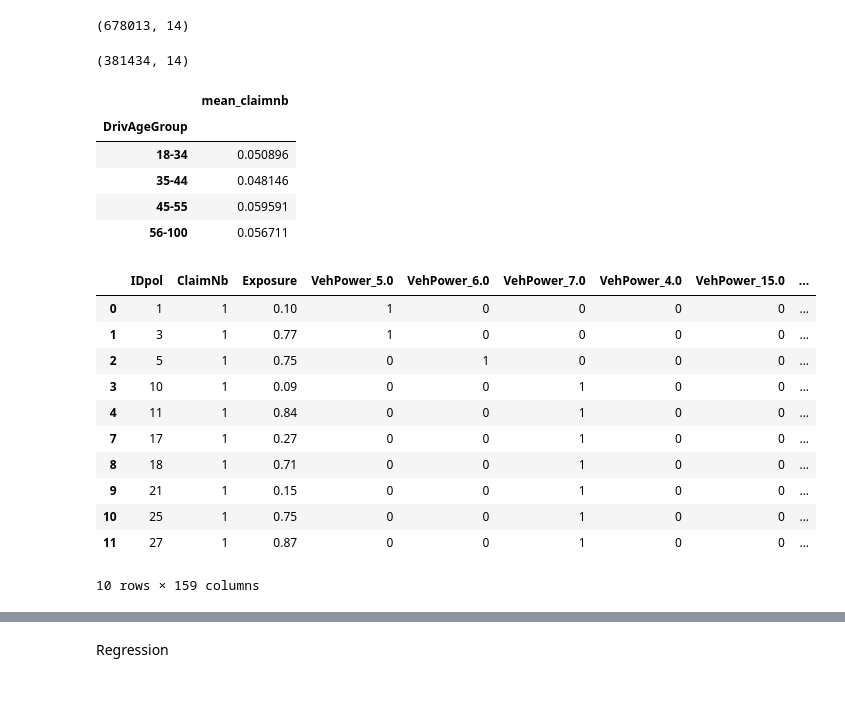
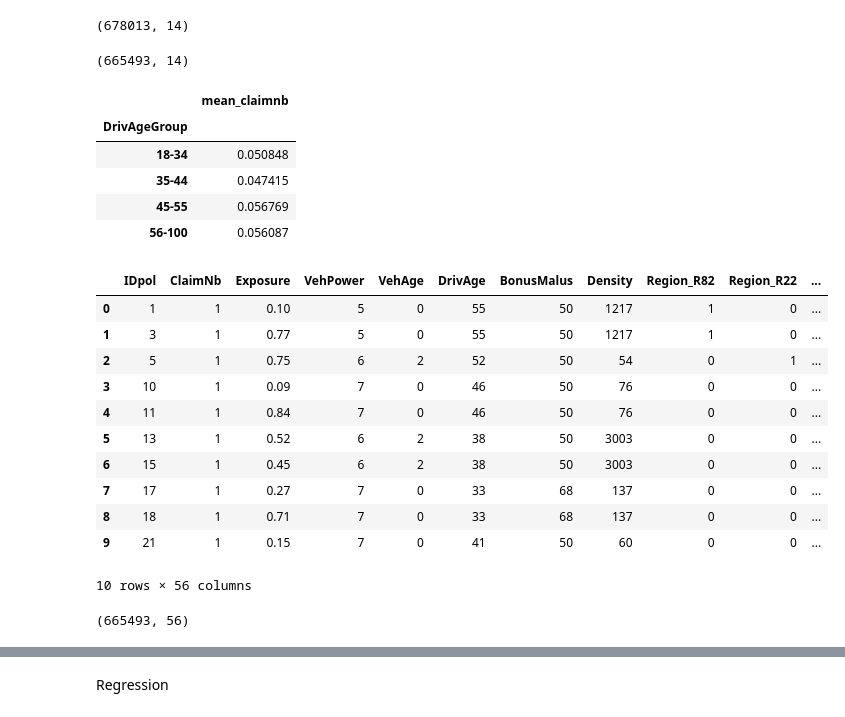
Before and after one commit to danielmoreirabiscai/projecto1, a Jupyter notebook: Project1.ipynb, the cells around one changed output, grey strips where cells are left out. Cells and saved outputs as stored; diff of their text form; code cells hidden in the pictures.

```diff
--- a/Project1.ipynb
+++ b/Project1.ipynb
@@ -144,7 +144,7 @@ def to_categorical(df, cols):
         df[col] = df[col].astype('category')
     return df
 
-ds = to_categorical(ds, ['Area', 'VehPower', 'VehBrand', 'VehGas', 'Region'])
+ds = to_categorical(ds, ['Area', 'VehBrand','VehPower', 'VehGas', 'Region'])
 ds.describe(include='all').T
 ds.dtypes
 
@@ -225,7 +225,7 @@ plt.show()
 [figure]
 # %%
 # Do histograms select just  numeric variables
-ds = to_categorical(ds, ['Area', 'VehPower', 'VehBrand', 'VehGas', 'Region', 'BonusMalusGroup', 'DrivAgeGroup', 'BonusMalus'])
+ds = to_categorical(ds, ['Area', 'VehBrand', 'VehGas', 'Region', 'BonusMalusGroup', 'DrivAgeGroup'])
 ds.describe(include='all').T
 ds.dtypes
 
@@ -298,33 +322,10 @@ ds_modeling[numerical].describe()
 | 75% | 0.000000 | 0.990000 | 11.000000 | 55.000000 | 1658.000000 |
 | max | 16.000000 | 2.010000 | 100.000000 | 100.000000 | 27000.000000 |
 # %%
-#remove the outliers with the IQR method
-# |----|   |   |------|
-# IQR = Q3 - Q1
-# Q1 = 25th percentile
-# Q3 = 75th percentile
-# IQR = Q3 - Q1
-# Lower bound = Q1 - 1.5 * IQR
-# Upper bound = Q3 + 1.5 * IQR
-'''
-# Calculate the first and third quartile
-first_quartile = ds_modeling['ClaimNb'].quantile(0.25)
-third_quartile = ds_modeling['ClaimNb'].quantile(0.75)
-
-# Interquartile range
-iqr = third_quartile - first_quartile
-
-# Remove the outliers
-ds_modeling = ds_modeling[(ds_modeling['ClaimNb'] > first_quartile - 1.5 * iqr) & (ds_modeling['ClaimNb'] < third_quartile + 1.5 * iqr)]
-
-ds_modeling['ClaimNb'].describe()
-'''
-
-
 # For demo purposes, let's assume high bmi and charges values are outliers
 # so let's add principle component analysis to remove the outliers
 
-ds_modeling = ds_modeling[(ds_modeling['ClaimNb'] < 4) & (ds_modeling['Exposure']) & (ds_modeling['VehAge'] < 12) & (ds_modeling['DrivAge'] < 80) & (ds_modeling['Density'] < 1700)]
+ds_modeling = ds_modeling[(ds_modeling['ClaimNb'] < 4) & (ds_modeling['VehAge'] < 80) & (ds_modeling['DrivAge'] < 85) & (ds_modeling['Density'] < 25000)]
 ds_modeling.head(10)
-ds_modeling.shape
+#ds_modeling.shape3
 # %% [output]
@@ -365,33 +376,37 @@ ds.shape
 #modeling dataset
 ds_modeling.shape
 # %% [output]
-(381434, 14)
+(665493, 14)
 # %%
 #Groupby DrivAgeGroup with mean ClaimNb of other columns to see the distribution of the data
 ds_modeling.groupby('DrivAgeGroup')['ClaimNb'].agg(mean_claimnb='mean')
 # %% [output]
 |  | mean_claimnb |
 | DrivAgeGroup |  |
-| 18-34 | 0.050896 |
-| 35-44 | 0.048146 |
-| 45-55 | 0.059591 |
-| 56-100 | 0.056711 |
+| 18-34 | 0.050848 |
+| 35-44 | 0.047415 |
+| 45-55 | 0.056769 |
+| 56-100 | 0.056087 |
 # %%
 # Encode categorical values into dummy variables, onehotencoder is  a class that has a method called fit_transform that will transform the data into dummy variables, ce is a library that has the onehotencoder class
 #use_cat_names = True to use the categorical variable names as prefix
-onehotencoder = ce.OneHotEncoder(cols=['Area', 'VehPower', 'VehBrand', 'VehGas', 'Region', 'BonusMalusGroup', 'DrivAgeGroup', 'BonusMalus'],  use_cat_names=True)
+onehotencoder = ce.OneHotEncoder(cols=['Area', 'VehBrand', 'VehGas', 'Region', 'BonusMalusGroup', 'DrivAgeGroup'],  use_cat_names=True)
 ds_modeling_ce_one_hot = onehotencoder.fit_transform(ds_modeling)
 ds_modeling_ce_one_hot.head(10)
 # %% [output]
-|  | IDpol | ClaimNb | Exposure | VehPower_5.0 | VehPower_6.0 | VehPower_7.0 | VehPower_4.0 | VehPower_15.0 | ... |
-| 0 | 1 | 1 | 0.10 | 1 | 0 | 0 | 0 | 0 | ... |
-| 1 | 3 | 1 | 0.77 | 1 | 0 | 0 | 0 | 0 | ... |
-| 2 | 5 | 1 | 0.75 | 0 | 1 | 0 | 0 | 0 | ... |
-| 3 | 10 | 1 | 0.09 | 0 | 0 | 1 | 0 | 0 | ... |
-| 4 | 11 | 1 | 0.84 | 0 | 0 | 1 | 0 | 0 | ... |
-| 7 | 17 | 1 | 0.27 | 0 | 0 | 1 | 0 | 0 | ... |
-| 8 | 18 | 1 | 0.71 | 0 | 0 | 1 | 0 | 0 | ... |
-| 9 | 21 | 1 | 0.15 | 0 | 0 | 1 | 0 | 0 | ... |
-| 10 | 25 | 1 | 0.75 | 0 | 0 | 1 | 0 | 0 | ... |
-| 11 | 27 | 1 | 0.87 | 0 | 0 | 1 | 0 | 0 | ... |
+|  | IDpol | ClaimNb | Exposure | VehPower | VehAge | DrivAge | BonusMalus | Density | Region_R82 | Region_R22 | ... |
+| 0 | 1 | 1 | 0.10 | 5 | 0 | 55 | 50 | 1217 | 1 | 0 | ... |
+| 1 | 3 | 1 | 0.77 | 5 | 0 | 55 | 50 | 1217 | 1 | 0 | ... |
+| 2 | 5 | 1 | 0.75 | 6 | 2 | 52 | 50 | 54 | 0 | 1 | ... |
+| 3 | 10 | 1 | 0.09 | 7 | 0 | 46 | 50 | 76 | 0 | 0 | ... |
+| 4 | 11 | 1 | 0.84 | 7 | 0 | 46 | 50 | 76 | 0 | 0 | ... |
+| 5 | 13 | 1 | 0.52 | 6 | 2 | 38 | 50 | 3003 | 0 | 0 | ... |
+| 6 | 15 | 1 | 0.45 | 6 | 2 | 38 | 50 | 3003 | 0 | 0 | ... |
+| 7 | 17 | 1 | 0.27 | 7 | 0 | 33 | 68 | 137 | 0 | 0 | ... |
+| 8 | 18 | 1 | 0.71 | 7 | 0 | 33 | 68 | 137 | 0 | 0 | ... |
+| 9 | 21 | 1 | 0.15 | 7 | 0 | 41 | 50 | 60 | 0 | 0 | ... |
-10 rows × 159 columns
+10 rows × 56 columns
+# %%
+ds_modeling_ce_one_hot.shape
+# %% [output]
+(665493, 56)
```
Also changed, not shown: parts of 38 cells of this notebook.
